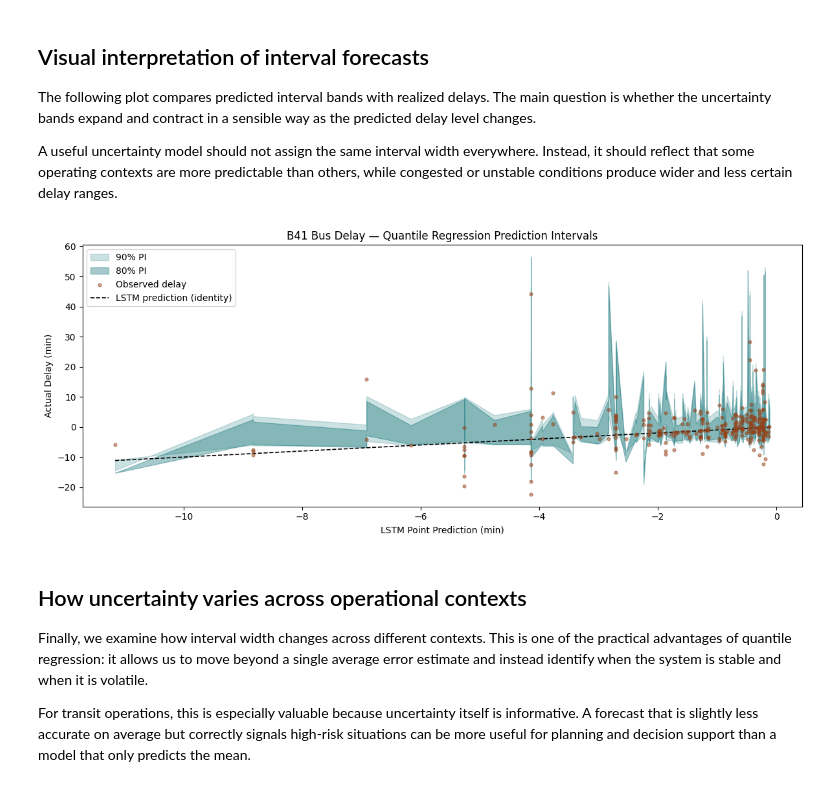
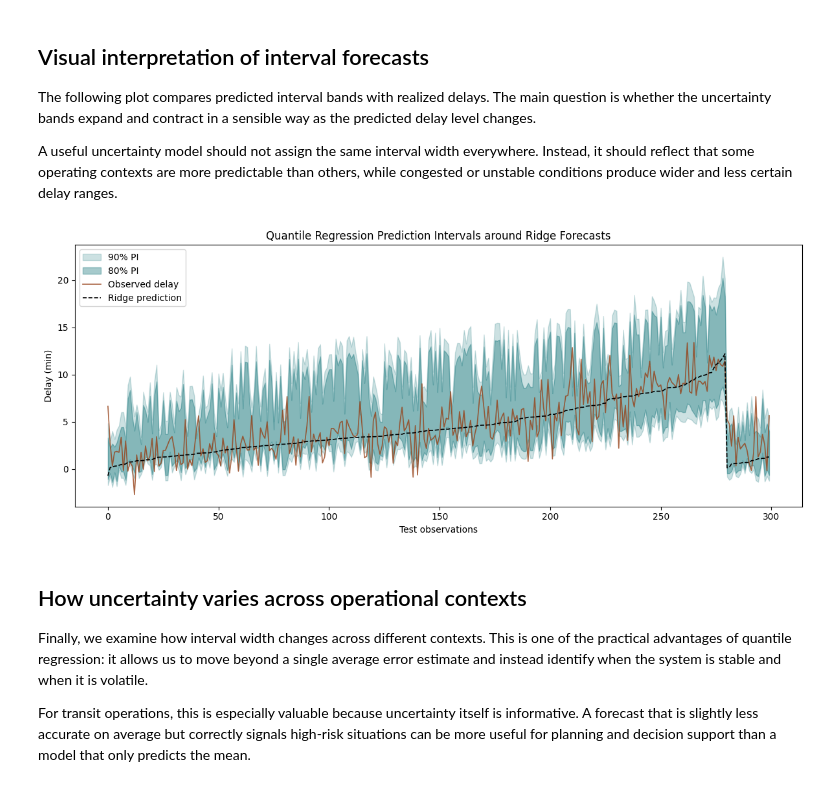
Before and after one commit to ThibautHeim/Advanced_Business_Analytics_Project, a Jupyter notebook: Vasilis/QR.ipynb, the cells around one changed output. Saved outputs shown, nothing was run; the diff lists cells and outputs as text; code cells hidden in the pictures.

```diff
--- a/Vasilis/QR.ipynb
+++ b/Vasilis/QR.ipynb
@@ -589,21 +494,22 @@ We fit separate quantile regression models for several target quantiles of the r
 This choice aligns with standard distributional forecasting practice, where quantile forecasts are evaluated using quantile or pinball loss, and prediction intervals are derived from lower and upper quantiles. Quantile-based methods are especially appropriate when forecast errors are skewed or have non-constant variance.
 # %%
 # Train one QR model per target quantile (pinball loss)
+# Cell 15 — Train one QR model per target quantile
 import statsmodels.formula.api as smf
 
-train_df = X_train.copy()
-train_df['residual'] = y_train.values
+train_qr = train_df.copy()
 
 QUANTILES = [0.05, 0.10, 0.25, 0.75, 0.90, 0.95]
 
-formula = ('residual ~ lstm_pred + DistanceFromStop + stop_lat + stop_lon'
-           ' + is_peak + is_weekend + upstream_delay')
+formula = (
+    'residual ~ y_pred + horizon + horizon_min + hour_sin + hour_cos + is_peak + is_weekend'
+)
 
 qr_models = {}
 for q in QUANTILES:
-    m = smf.quantreg(formula, data=train_df).fit(q=q, max_iter=5000)
-    qr_models[q] = m
-    print(f"Q{int(q*100):02d}  |  Pseudo-R²: {m.prsquared:.4f}")
+    model = smf.quantreg(formula, data=train_qr).fit(q=q, max_iter=5000)
+    qr_models[q] = model
+    print(f"Q{int(q*100):02d} | Pseudo-R²: {model.prsquared:.4f}")
 
 print("\nAll quantile models trained.")
 # %% [output]
@@ -660,27 +572,32 @@ The following plot compares predicted interval bands with realized delays. The m
 
 A useful uncertainty model should not assign the same interval width everywhere. Instead, it should reflect that some operating contexts are more predictable than others, while congested or unstable conditions produce wider and less certain delay ranges.
 # %%
-# Main results plot: PI bands vs LSTM prediction
-plot_df = test_df.sort_values('lstm_pred').head(300)
+# Cell 17 — Main results plot: PI bands around Ridge prediction
+plot_df = test_eval.sort_values(['horizon', 'y_pred']).head(300).copy()
+plot_df = plot_df.reset_index(drop=True)
+
+x = np.arange(len(plot_df))
 
 fig, ax = plt.subplots(figsize=(12, 5))
-ax.fill_between(plot_df['lstm_pred'], plot_df['pi90_lower'], plot_df['pi90_upper'],
+ax.fill_between(x, plot_df['pi90_lower'], plot_df['pi90_upper'],
                 alpha=0.20, color='#01696f', label='90% PI')
-ax.fill_between(plot_df['lstm_pred'], plot_df['pi80_lower'], plot_df['pi80_upper'],
+ax.fill_between(x, plot_df['pi80_lower'], plot_df['pi80_upper'],
                 alpha=0.35, color='#01696f', label='80% PI')
-ax.scatter(plot_df['lstm_pred'], plot_df['observed'],
-           s=12, color='#964219', alpha=0.5, label='Observed delay', zorder=3)
-ax.plot(plot_df['lstm_pred'], plot_df['lstm_pred'],
-        color='black', lw=1.2, ls='--', label='LSTM prediction (identity)')
+ax.plot(x, plot_df['observed'],
+        color='#964219', alpha=0.8, lw=1.2, label='Observed delay')
+ax.plot(x, plot_df['y_pred'],
+        color='black', lw=1.2, ls='--', label='Ridge prediction')
 
-ax.set(xlabel='LSTM Point Prediction (min)', ylabel='Actual Delay (min)',
-       title='B41 Bus Delay — Quantile Regression Prediction Intervals')
+ax.set(
+    xlabel='Test observations',
+    ylabel='Delay (min)',
+    title='Quantile Regression Prediction Intervals around Ridge Forecasts'
+)
 ax.legend()
 plt.tight_layout()
-plt.savefig('fig_03_prediction_intervals.png', dpi=150)
 plt.show()
 # %% [output]
-[figure, old version]
+[figure, new version]
 # %% [markdown]
 ## How uncertainty varies across operational contexts
 
```
Also changed, not shown: parts of 15 cells of this notebook, 3 other files.
